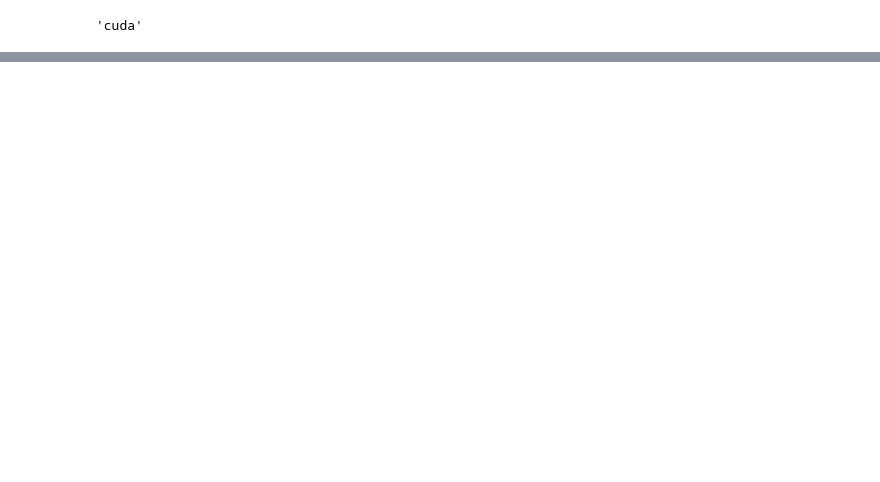
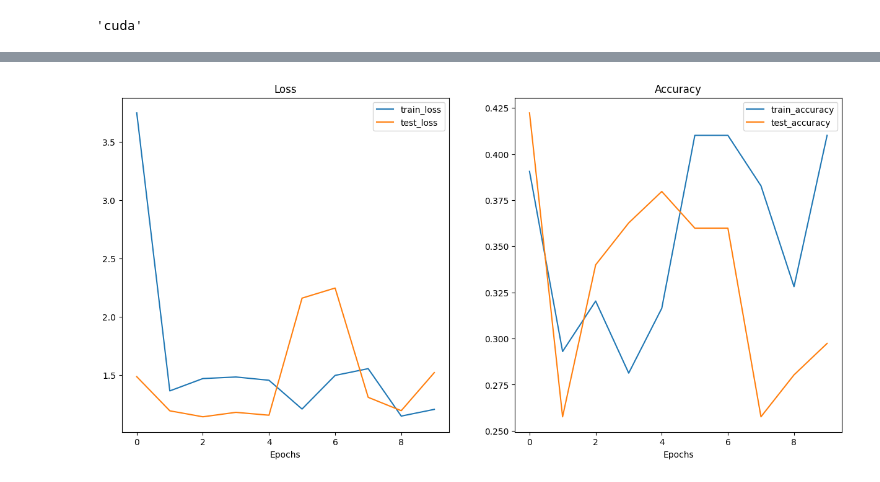
Before and after one commit to YuvrajSingh-mist/pytorch_fundamentals, a Jupyter notebook: ViT.ipynb, the cells around one changed output, grey strips where cells are left out. Saved outputs shown, nothing was run; the diff lists cells and outputs as text; code cells hidden in the pictures; blank space fills up the shorter version.

```diff
--- a/ViT.ipynb
+++ b/ViT.ipynb
@@ -72,11 +72,12 @@ class MultiHeadSelfAttentionBlock(nn.Module):
         super().__init__()
 
         self.layer_norm = nn.LayerNorm(embeddings_dimension)
-        self.multi_attn_layer = nn.MultiheadAttention(num_heads=num_heads, attn_dropout=attn_dropout, batch_first=True)
+        self.multihead_attn_layer = nn.MultiheadAttention(embed_dim=embeddings_dimension, num_heads=num_heads, dropout=attn_dropout, batch_first=True)
 
     def forward(self, x):
         x = self.layer_norm(x)
-        attn_output, _  = self.multi_attn_layer(query=x, key=x, value=x, need_weights=False)
+        attn_output, _  = self.multihead_attn_layer(query=x, key=x, value=x, need_weights=False)
+        # print(attn_output)
         return attn_output
 # %%
 class MLPBlock(nn.Module):
@@ -143,0 +255,3 @@ NameError: name 'encoder' is not defined
+# %%
+vit = ViT(classes=3)
+vit
@@ -143,0 +303,4 @@ NameError: name 'encoder' is not defined
+# %%
+optimizer = torch.optim.Adam(weight_decay=0.03, params=vit.parameters(), lr=1e-3)
+loss_fn = nn.CrossEntropyLoss()
+device
@@ -143,0 +309,8 @@ NameError: name 'encoder' is not defined
+# %%
+results = engine.train(model=vit,
+                       train_dataloader=train_dataloader,
+                       test_dataloader=test_dataloader,
+                       optimizer=optimizer,
+                       loss_fn=loss_fn,
+                       epochs=10,
+                       device=device)
@@ -143,0 +330,4 @@ NameError: name 'encoder' is not defined
+# %%
+plot_loss_curves(results)
+# %% [output]
+[figure, added]
```
Also changed, not shown: parts of 14 cells of this notebook.
